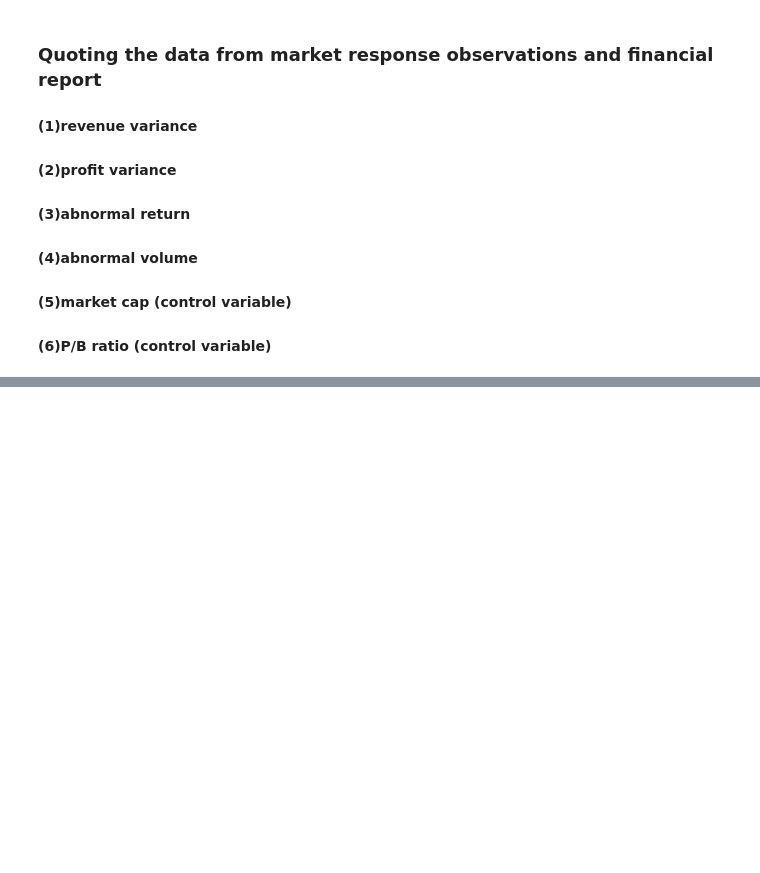
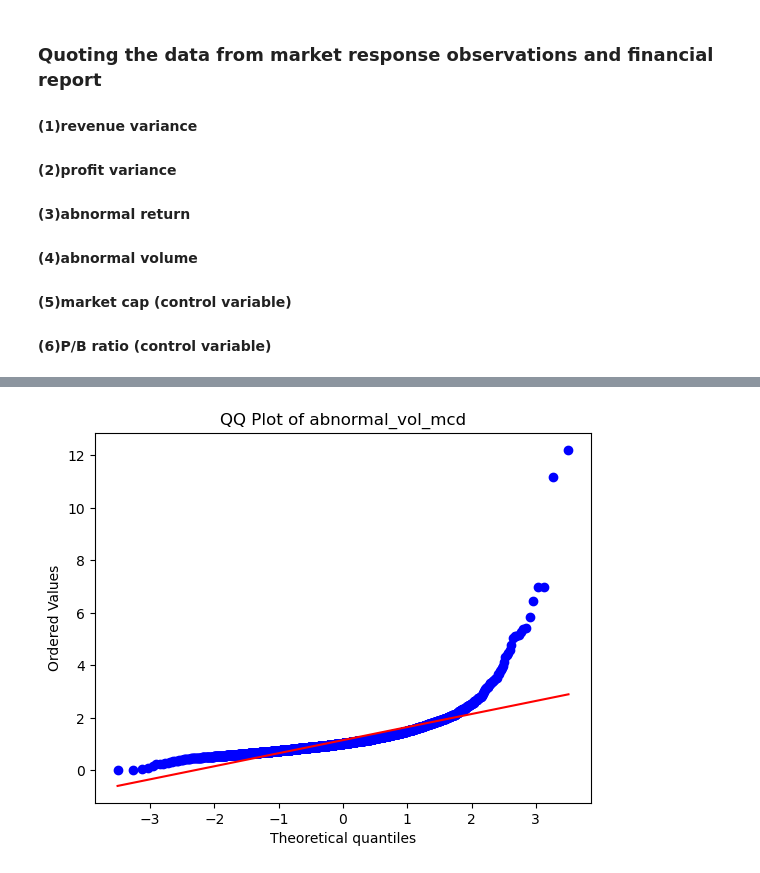
Before and after one commit to suchitranayak1998/10ksentimentalanalysis, a Jupyter notebook: Hypothesis_testing.ipynb, the cells around one changed output, grey strips where cells are left out. Saved outputs shown, nothing was run; the diff lists cells and outputs as text; code cells hidden in the pictures; blank space fills up the shorter version.

```diff
--- a/Hypothesis_testing.ipynb
+++ b/Hypothesis_testing.ipynb
@@ -19,0 +20,7 @@ import numpy as np
+# %%
+#volume data and control variables
+vol_url='https://raw.githubusercontent.com/ethancn01/10ksentimentalanalysis/main/Vol_data.csv'
+vol=pd.read_csv(vol_url)
+vol.drop(vol.columns[-2], axis=1, inplace=True)
+vol['abnormal_vol_mcd']=vol['d4']/vol['base_vol']
+vol['abnormal_vol_mcd'].mean()
@@ -19,0 +29,4 @@ import numpy as np
+# %%
+#Abnormal return
+ar_url='https://raw.githubusercontent.com/ethancn01/10ksentimentalanalysis/main/Abnormal_return.xlsx'
+ar=pd.read_excel(ar_url)
@@ -52,0 +114,3 @@ plt.show()
+# %%
+#merge the abnormal return
+merged_df = pd.merge(merged_df, ar[['ACCESSION NUMBER', 'CAR(T0)', 'CAR(T1)', 'CAR(T3)', 'CAR(T5)', 'CAR(T10)', 'CAR(T15)', 'CAR(T20)', 'CAR(T30)', 'CAR(T60)']], on='ACCESSION NUMBER', how='left')
@@ -97,0 +372,17 @@ target_dim.to_csv('target_dim.csv')
+# %%
+import numpy as np
+import pandas as pd
+import scipy.stats as stats
+import matplotlib.pyplot as plt
+
+# 假设 merged_df 是您已经有的DataFrame，并且它包含 'abnormal_vol_mcd' 这一列
+
+# 绘制QQ图
+fig = plt.figure()
+ax = fig.add_subplot(111)
+stats.probplot(merged_df['abnormal_vol_mcd'], dist="norm", plot=ax)
+ax.set_title("QQ Plot of abnormal_vol_mcd")
+
+plt.show()
+# %% [output]
+[figure, added]
```
Also changed, not shown: parts of 36 cells of this notebook.
